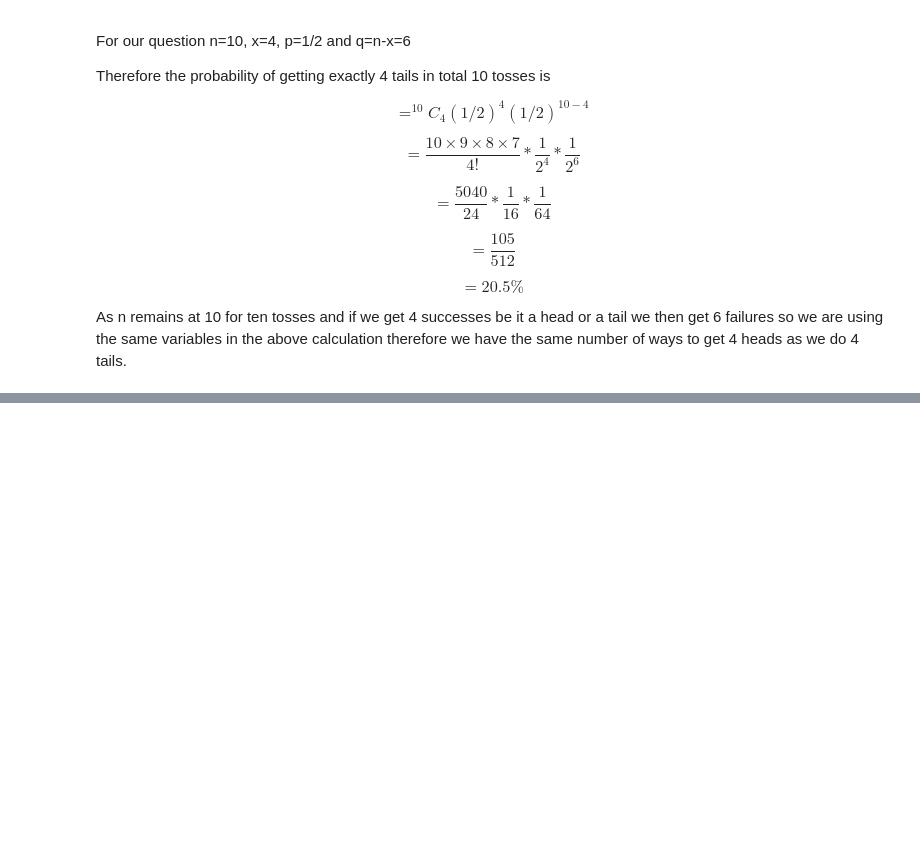
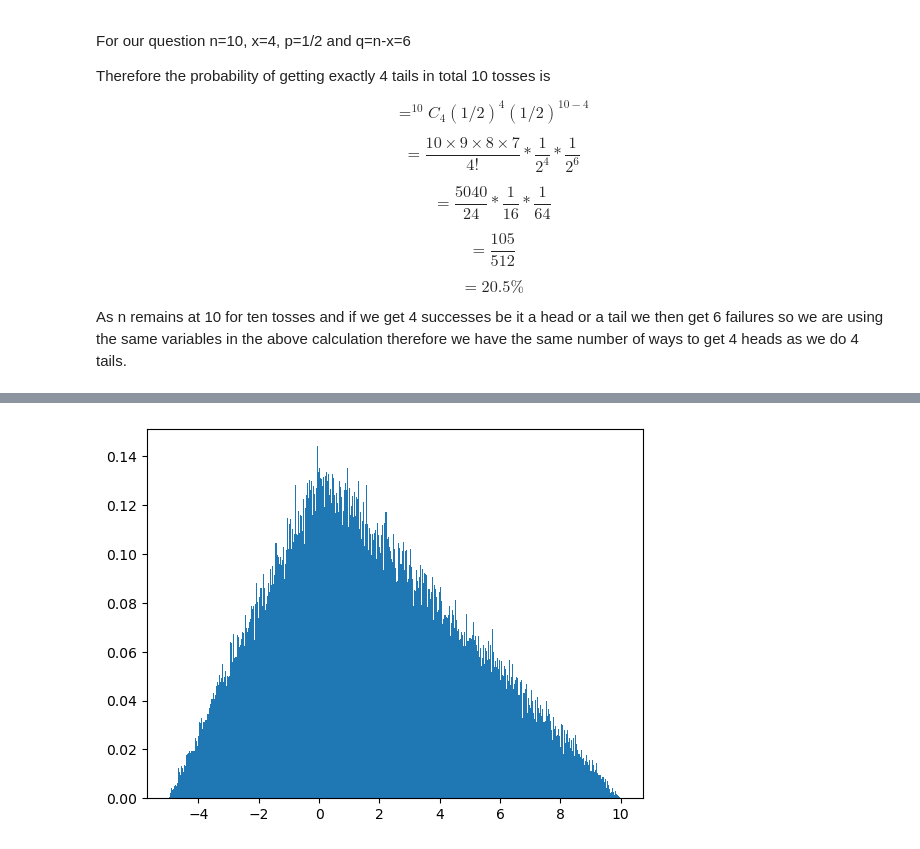
Before and after one commit to SaydsC/Fundamentals-of-Data-Analysis, a Jupyter notebook: Exercises/02 Randomness.ipynb, the cells around one changed output, grey strips where cells are left out. Cells and saved outputs as stored; diff of their text form; code cells hidden in the pictures; blank space fills up the shorter version.

```diff
--- a/Exercises/02 Randomness.ipynb
+++ b/Exercises/02 Randomness.ipynb
@@ -74,0 +112,8 @@ As n remains at 10 for ten tosses and if we get 4 successes be it a head or a ta
+# %%
+# numpy.random.Generator.triangular
+import matplotlib.pyplot as plt
+h = plt.hist(np.random.default_rng().triangular(-5, 0, 10, 100000), bins=500,
+             density=True)
+plt.show()
+# %% [output]
+[figure, added]
```
Also changed, not shown: parts of 5 cells of this notebook.
